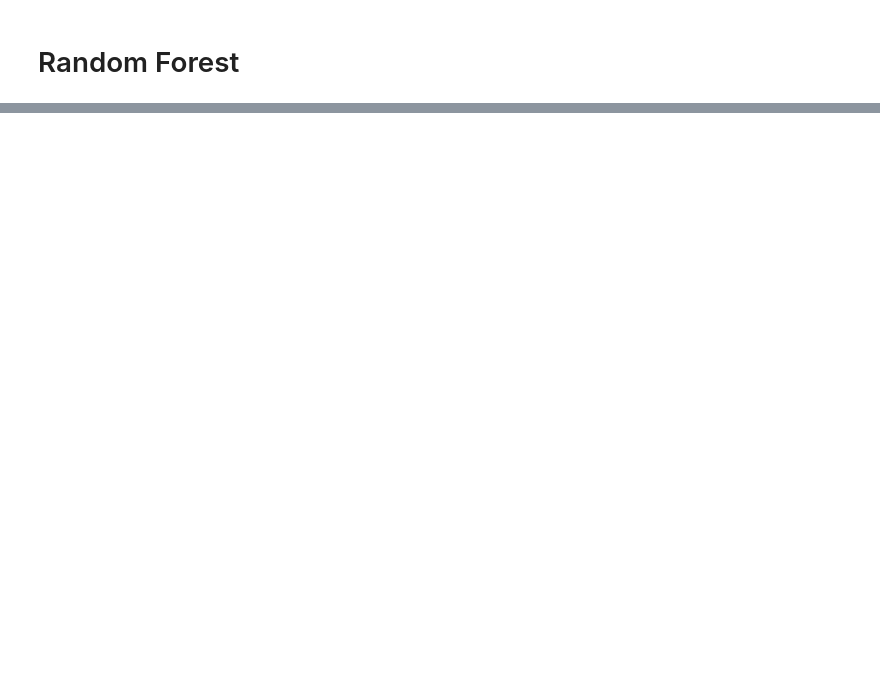
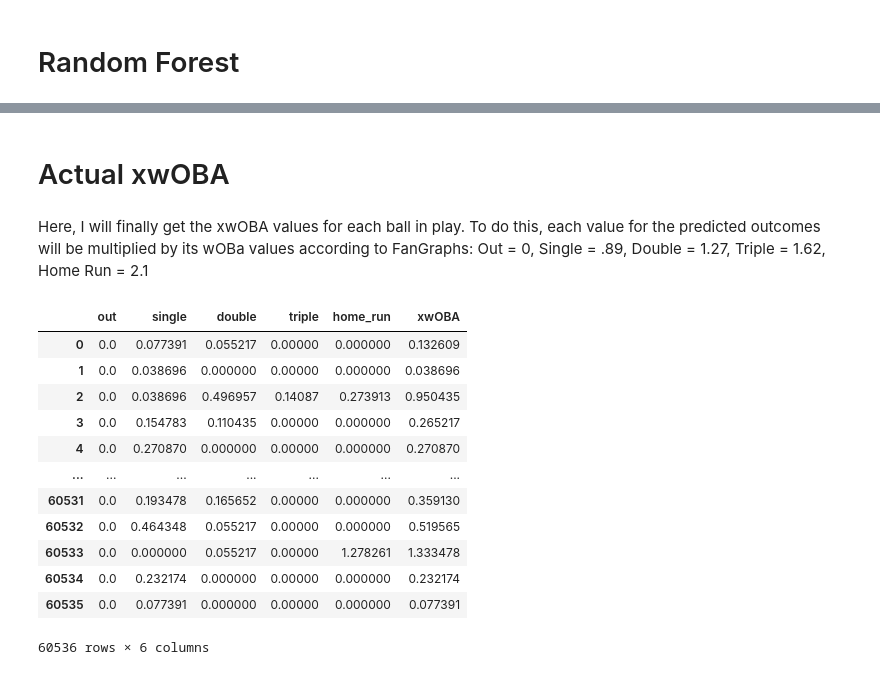
Before and after one commit to Chris-Ayres/xwOBA-Model, a Jupyter notebook: Pybaseball test.ipynb, the cells around one changed output, grey strips where cells are left out. Saved outputs shown, nothing was run; the diff lists cells and outputs as text; code cells hidden in the pictures; blank space fills up the shorter version.

```diff
--- a/Pybaseball test.ipynb
+++ b/Pybaseball test.ipynb
@@ -859,0 +862,25 @@ plot_calibration_curve("home_run")
+# %% [markdown]
+# Actual xwOBA
+# %% [markdown]
+Here, I will finally get the xwOBA values for each ball in play. To do this, each value for the predicted outcomes will be multiplied by its wOBa values according to FanGraphs:
+Out = 0, Single = .89, Double = 1.27, Triple = 1.62, Home Run = 2.1
+# %%
+pred_df
+woba_weights = np.array([0, 0.89, 1.27, 1.62, 2.1,])
+xwoba_values = woba_weights * pred_df
+xwoba_values["xwOBA"] = xwoba_values.sum(axis = 1)
+xwoba_values
+# %% [output]
+|  | out | single | double | triple | home_run | xwOBA |
+| 0 | 0.0 | 0.077391 | 0.055217 | 0.00000 | 0.000000 | 0.132609 |
+| 1 | 0.0 | 0.038696 | 0.000000 | 0.00000 | 0.000000 | 0.038696 |
+| 2 | 0.0 | 0.038696 | 0.496957 | 0.14087 | 0.273913 | 0.950435 |
+| 3 | 0.0 | 0.154783 | 0.110435 | 0.00000 | 0.000000 | 0.265217 |
+| 4 | 0.0 | 0.270870 | 0.000000 | 0.00000 | 0.000000 | 0.270870 |
+| ... | ... | ... | ... | ... | ... | ... |
+| 60531 | 0.0 | 0.193478 | 0.165652 | 0.00000 | 0.000000 | 0.359130 |
+| 60532 | 0.0 | 0.464348 | 0.055217 | 0.00000 | 0.000000 | 0.519565 |
+| 60533 | 0.0 | 0.000000 | 0.055217 | 0.00000 | 1.278261 | 1.333478 |
+| 60534 | 0.0 | 0.232174 | 0.000000 | 0.00000 | 0.000000 | 0.232174 |
+| 60535 | 0.0 | 0.077391 | 0.000000 | 0.00000 | 0.000000 | 0.077391 |
+60536 rows × 6 columns
```
Also changed, not shown: parts of 66 cells of this notebook.
